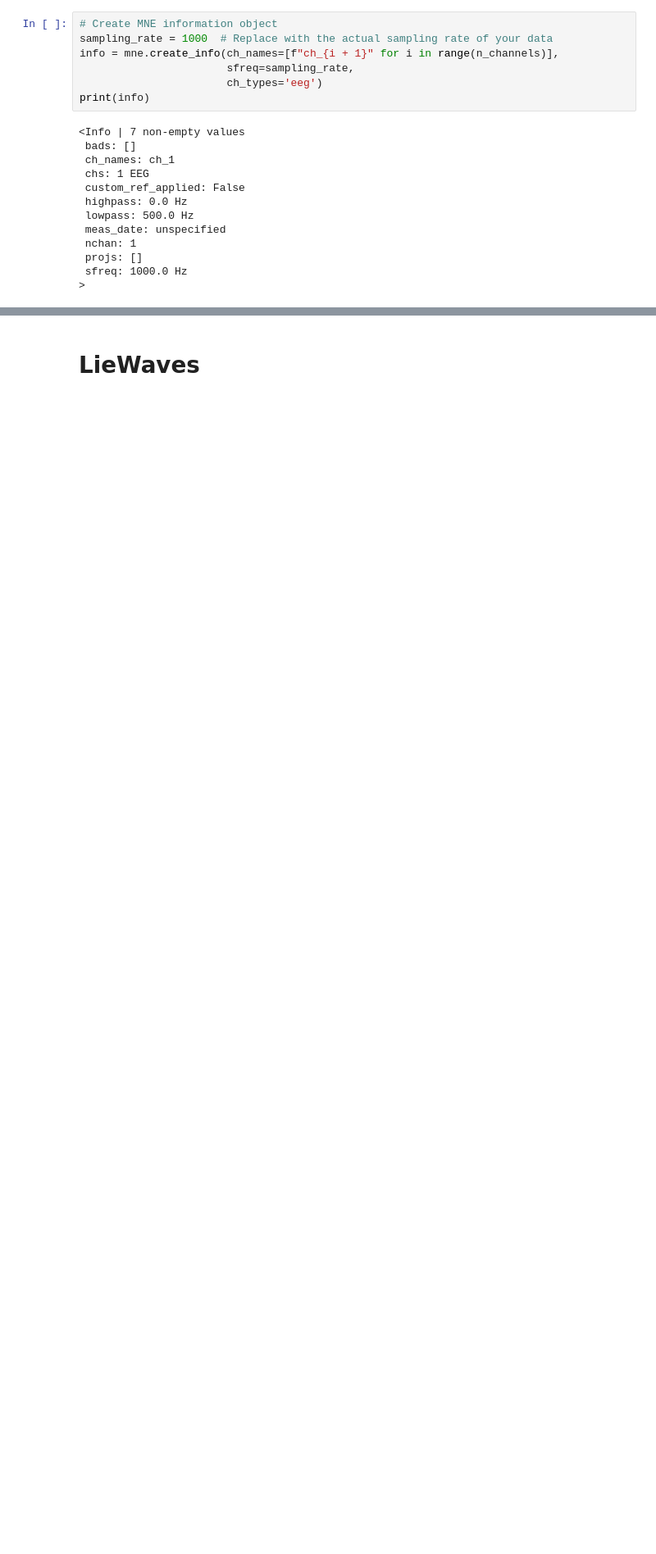
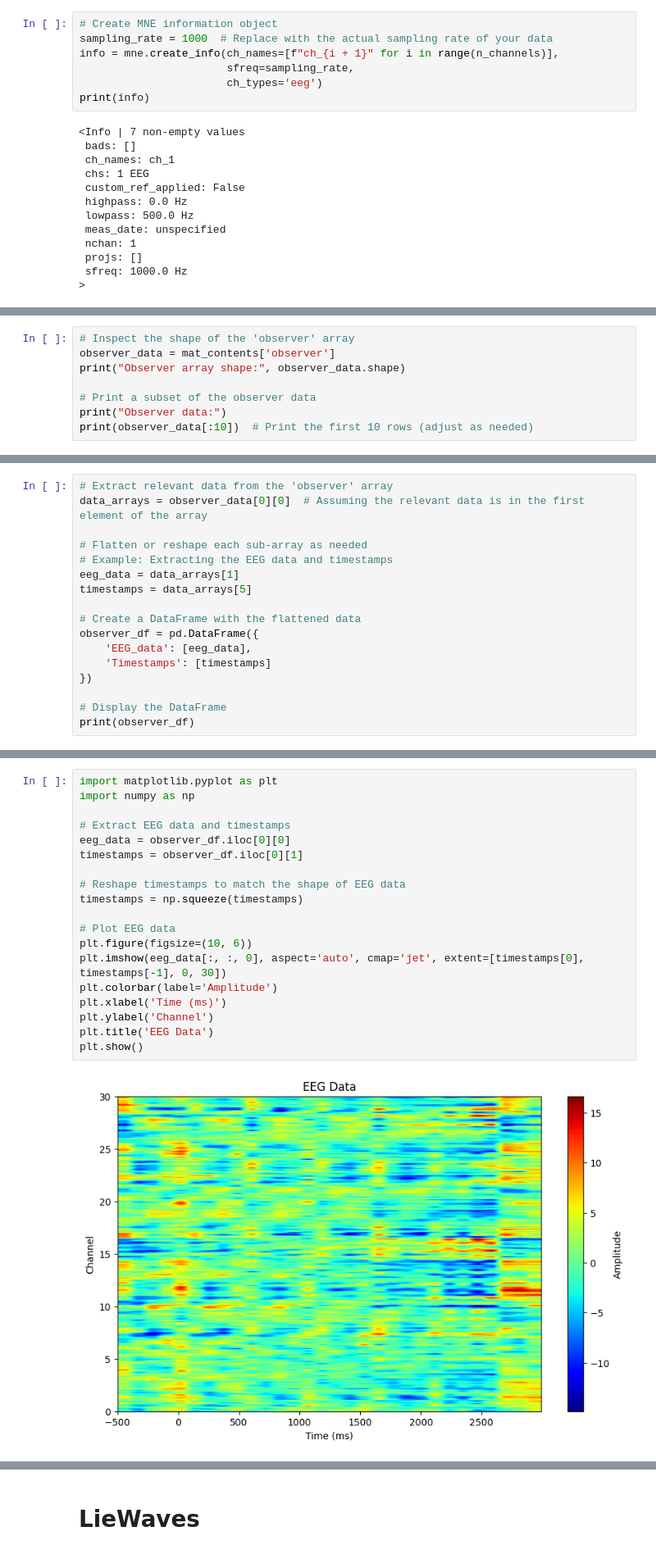
Before and after one commit to eldhosejoseph/thesis, a Jupyter notebook: thesis.ipynb, the cells around one changed output, grey strips where cells are left out. Shown at 82% size. Cells and saved outputs as stored; diff of their text form; blank space fills up the shorter version.

```diff
--- a/thesis.ipynb
+++ b/thesis.ipynb
@@ -345,0 +376,8 @@ ValueError: setting an array element with a sequence.
+# %%
+# Inspect the shape of the 'observer' array
+observer_data = mat_contents['observer']
+print("Observer array shape:", observer_data.shape)
+
+# Print a subset of the observer data
+print("Observer data:")
+print(observer_data[:10])  # Print the first 10 rows (adjust as needed)
@@ -345,0 +402,17 @@ ValueError: setting an array element with a sequence.
+# %%
+# Extract relevant data from the 'observer' array
+data_arrays = observer_data[0][0]  # Assuming the relevant data is in the first element of the array
+
+# Flatten or reshape each sub-array as needed
+# Example: Extracting the EEG data and timestamps
+eeg_data = data_arrays[1]
+timestamps = data_arrays[5]
+
+# Create a DataFrame with the flattened data
+observer_df = pd.DataFrame({
+    'EEG_data': [eeg_data],
+    'Timestamps': [timestamps]
+})
+
+# Display the DataFrame
+print(observer_df)
@@ -345,0 +450,21 @@ ValueError: setting an array element with a sequence.
+# %%
+import matplotlib.pyplot as plt
+import numpy as np
+
+# Extract EEG data and timestamps
+eeg_data = observer_df.iloc[0][0]
+timestamps = observer_df.iloc[0][1]
+
+# Reshape timestamps to match the shape of EEG data
+timestamps = np.squeeze(timestamps)
+
+# Plot EEG data
+plt.figure(figsize=(10, 6))
+plt.imshow(eeg_data[:, :, 0], aspect='auto', cmap='jet', extent=[timestamps[0], timestamps[-1], 0, 30])
+plt.colorbar(label='Amplitude')
+plt.xlabel('Time (ms)')
+plt.ylabel('Channel')
+plt.title('EEG Data')
+plt.show()
+# %% [output]
+[figure, added]
```
Also changed, not shown: parts of 10 cells of this notebook.
